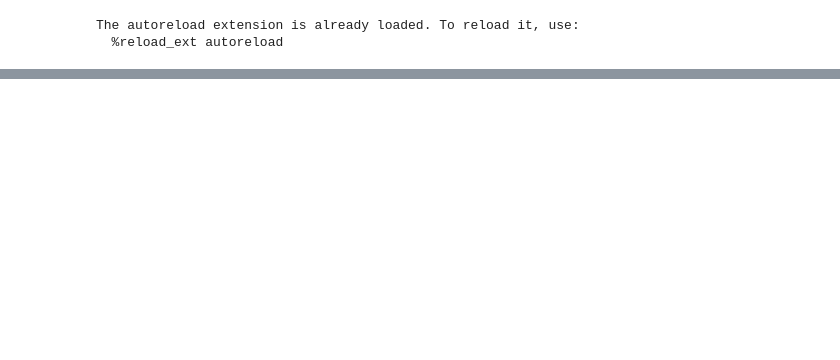
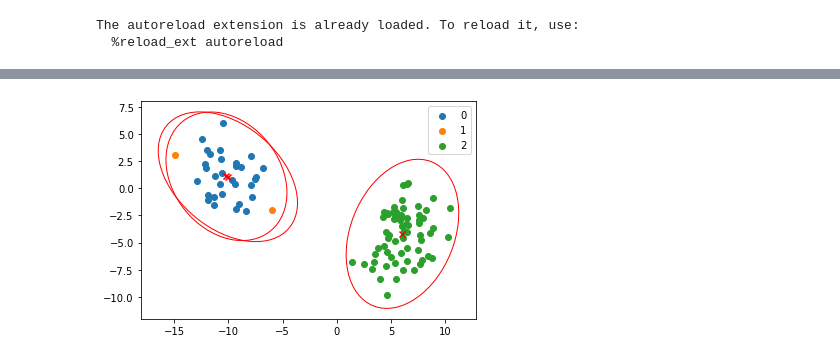
Before and after one commit to Ludvins/MCD_Bayesian_methods, a Jupyter notebook: Assignments/GMM/Practica2_GMM.ipynb, the cells around one changed output, grey strips where cells are left out. Saved outputs shown, nothing was run; the diff lists cells and outputs as text; code cells hidden in the pictures; blank space fills up the shorter version.

```diff
--- a/Assignments/GMM/Practica2_GMM.ipynb
+++ b/Assignments/GMM/Practica2_GMM.ipynb
@@ -140,0 +164,8 @@ Se debe visualizar los resultados obtenidos. Al menos se debe mostrar las covari
+# %%
+gmm = GaussianMixture(n_components=3, init_params="random", random_state= 123)
+pred = gmm.fit_predict(X)
+means_ = gmm.means_
+covs_ = gmm.covariances_
+plot_dataset(X, pred, means_, covs_)
+# %% [output]
+[figure, added]
```
Also changed, not shown: parts of 23 cells of this notebook, 2 other files.
